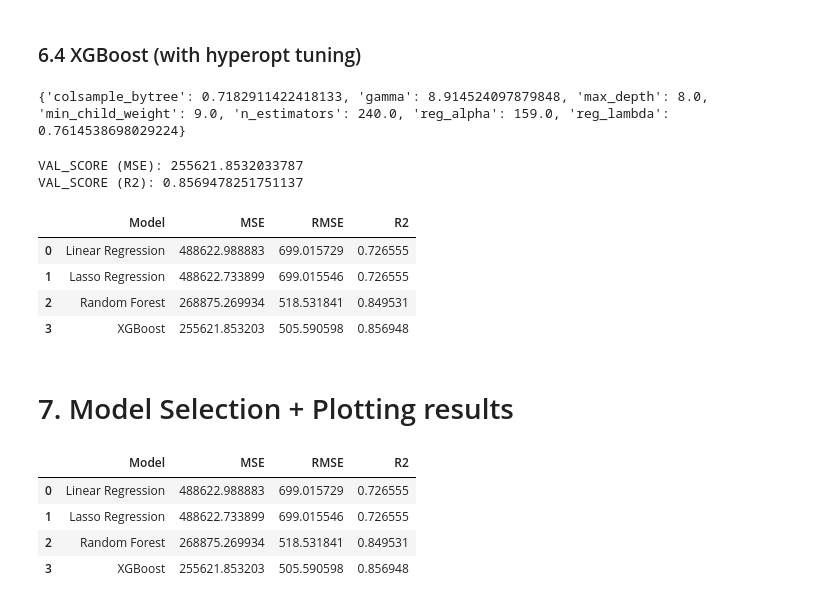
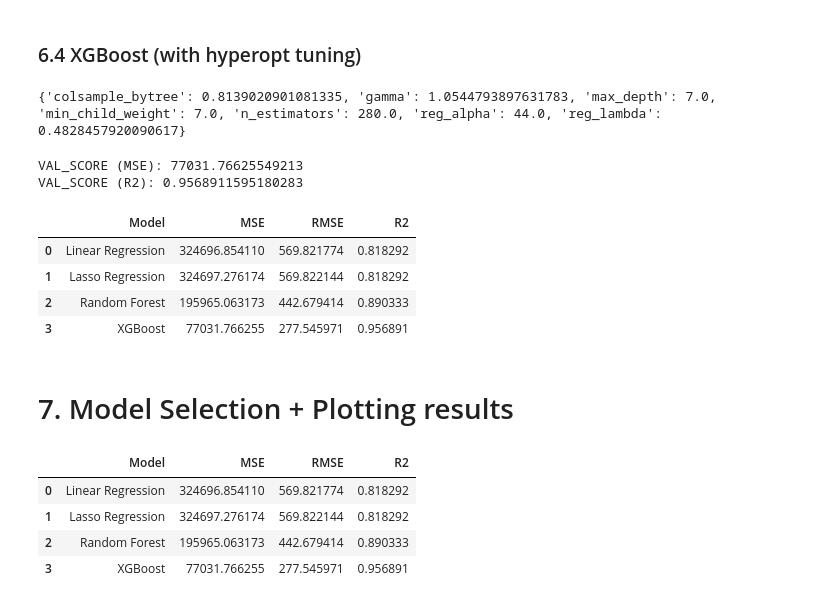
Before and after one commit to alvintanjl/HDB_Resale_Price_Regression, a Jupyter notebook: 3_Machine Learning.ipynb, the cells around one changed output. Saved outputs shown, nothing was run; the diff lists cells and outputs as text; code cells hidden in the pictures.

```diff
--- a/3_Machine Learning.ipynb
+++ b/3_Machine Learning.ipynb
@@ -323,7 +324,6 @@ space = {
     'min_samples_leaf': hp.uniform('min_samples_leaf', 0, 0.5),
     'min_samples_split' : hp.quniform ('min_samples_split', 2, 10, 1),
     'n_estimators' : hp.quniform('n_estimators', 160, 280, 10),
-
     }
 
 # Objective function for regression:
@@ -335,10 +335,11 @@ def hyperparameter_tuning(space):
         max_features = space['max_features'],
         min_samples_leaf = space['min_samples_leaf'],
         min_samples_split = int(space['min_samples_split']),
-        n_estimators = int(space['n_estimators'])
+        n_estimators = int(space['n_estimators']),
+        random_state = 100
         )
 
-    evaluation = [(X_train, y_train), (X_test, y_test)]
+    # evaluation = [(X_train, y_train), (X_test, y_test)]
     model.fit(
         X_train,
         y_train,
@@ -370,7 +371,8 @@ rf_model = RandomForestRegressor(
         max_features = best['max_features'],
         min_samples_leaf = best['min_samples_leaf'],
         min_samples_split = int(best['min_samples_split']),
-        n_estimators = int(best['n_estimators'])
+        n_estimators = int(best['n_estimators']),
+        random_state = 100
 )
 
 rf_model.fit(
@@ -425,7 +427,8 @@ def hyperparameter_tuning(space):
         gamma = space['gamma'],
         reg_alpha = int(space['reg_alpha']),
         min_child_weight=space['min_child_weight'],
-        colsample_bytree=space['colsample_bytree']
+        colsample_bytree=space['colsample_bytree'],
+        random_state = 100
         )
 
     evaluation = [(X_train, y_train), (X_test, y_test)]
@@ -455,7 +458,7 @@ best = fmin(
 
 print (best)
 # %% [output]
-{'colsample_bytree': 0.7182911422418133, 'gamma': 8.914524097879848, 'max_depth': 8.0, 'min_child_weight': 9.0, 'n_estimators': 240.0, 'reg_alpha': 159.0, 'reg_lambda': 0.7614538698029224}
+{'colsample_bytree': 0.8139020901081335, 'gamma': 1.0544793897631783, 'max_depth': 7.0, 'min_child_weight': 7.0, 'n_estimators': 280.0, 'reg_alpha': 44.0, 'reg_lambda': 0.4828457920090617}
 # %%
 # trials.trials
 # trials.results
@@ -464,35 +467,36 @@ print (best)
 # %%
 xgb_model = xgb.XGBRegressor(
     colsample_bytree = best['colsample_bytree'],
     gamma = best['gamma'],
     max_depth = int(best['max_depth']),
     min_child_weight = int(best['min_child_weight']),
     reg_alpha = int(best['reg_alpha']),
     reg_lambda = best['reg_lambda'],
-    n_estimators = int(best['n_estimators'])
+    n_estimators = int(best['n_estimators']),
+    random_state = 100
     )
 
 xgb_model.fit(
     X_train,
     y_train
 )
 
 pred = xgb_model.predict(X_test)
 mse= mean_squared_error(y_test, pred)
 r2 = r2_score(y_test, pred)
 print (f"VAL_SCORE (MSE): {mse}")
 print (f"VAL_SCORE (R2): {r2}")
 
 model_results = model_results.append({'Model': 'XGBoost', 'MSE': mse, 'RMSE': np.sqrt(mse), 'R2': r2}, ignore_index=True)
 model_results
 # %% [output]
-VAL_SCORE (MSE): 255621.8532033787
-VAL_SCORE (R2): 0.8569478251751137
+VAL_SCORE (MSE): 77031.76625549213
+VAL_SCORE (R2): 0.9568911595180283
 |  | Model | MSE | RMSE | R2 |
-| 0 | Linear Regression | 488622.988883 | 699.015729 | 0.726555 |
-| 1 | Lasso Regression | 488622.733899 | 699.015546 | 0.726555 |
-| 2 | Random Forest | 268875.269934 | 518.531841 | 0.849531 |
-| 3 | XGBoost | 255621.853203 | 505.590598 | 0.856948 |
+| 0 | Linear Regression | 324696.854110 | 569.821774 | 0.818292 |
+| 1 | Lasso Regression | 324697.276174 | 569.822144 | 0.818292 |
+| 2 | Random Forest | 195965.063173 | 442.679414 | 0.890333 |
+| 3 | XGBoost | 77031.766255 | 277.545971 | 0.956891 |
 # %%
 # Save model to JSON
 xgb_model.save_model("xgb_model.json")
@@ -506,10 +510,10 @@ loaded_model.load_model("xgb_model.json")
 model_results
 # %% [output]
 |  | Model | MSE | RMSE | R2 |
-| 0 | Linear Regression | 488622.988883 | 699.015729 | 0.726555 |
-| 1 | Lasso Regression | 488622.733899 | 699.015546 | 0.726555 |
-| 2 | Random Forest | 268875.269934 | 518.531841 | 0.849531 |
-| 3 | XGBoost | 255621.853203 | 505.590598 | 0.856948 |
+| 0 | Linear Regression | 324696.854110 | 569.821774 | 0.818292 |
+| 1 | Lasso Regression | 324697.276174 | 569.822144 | 0.818292 |
+| 2 | Random Forest | 195965.063173 | 442.679414 | 0.890333 |
+| 3 | XGBoost | 77031.766255 | 277.545971 | 0.956891 |
 # %%
 best_model = xgb.XGBRegressor()
 best_model.load_model("xgb_model.json")
```
Also changed, not shown: parts of 13 cells of this notebook, 8 other files.
